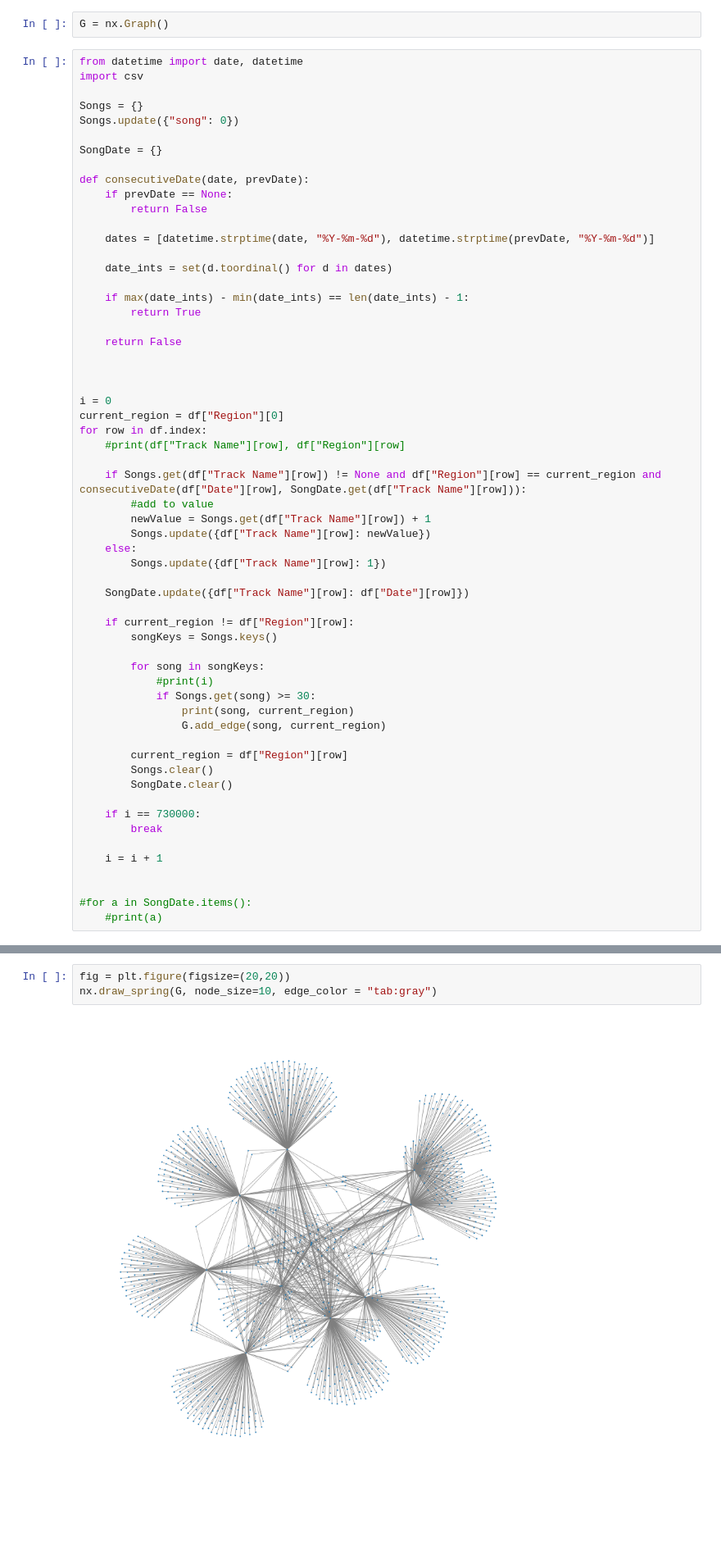
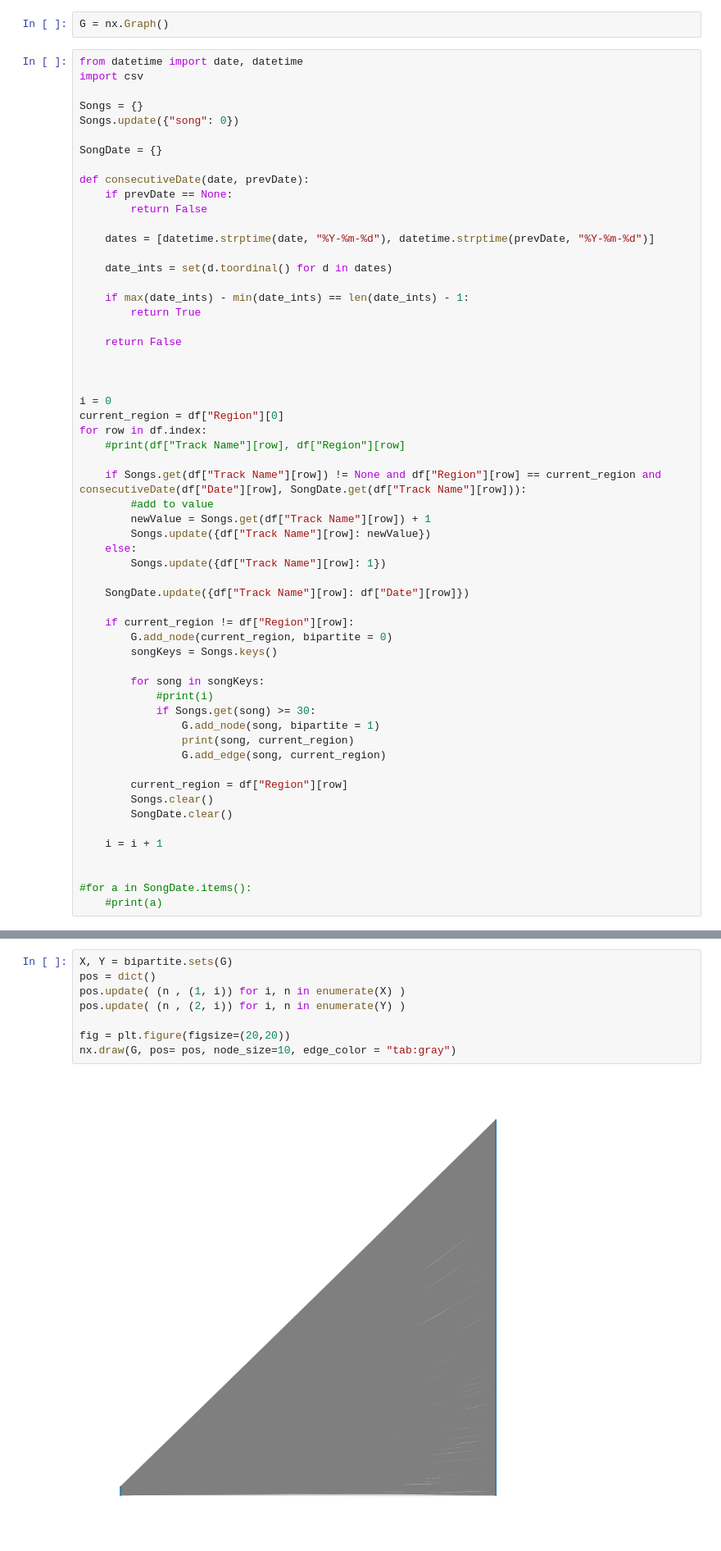
Before and after one commit to samwambam/Spotify, a Jupyter notebook: Spotify.ipynb, the cells around one changed output, grey strips where cells are left out. Shown: that part at 82% size. Cells and saved outputs as stored; diff of their text form; blank space fills up the shorter version.

```diff
--- a/Spotify.ipynb
+++ b/Spotify.ipynb
@@ -86,11 +78,13 @@ for row in df.index:
     SongDate.update({df["Track Name"][row]: df["Date"][row]})
 
     if current_region != df["Region"][row]:
+        G.add_node(current_region, bipartite = 0)
         songKeys = Songs.keys()
 
         for song in songKeys:
             #print(i)
             if Songs.get(song) >= 30:
+                G.add_node(song, bipartite = 1)
                 print(song, current_region)
                 G.add_edge(song, current_region)
 
@@ -98,9 +92,6 @@ for row in df.index:
         Songs.clear()
         SongDate.clear()
 
-    if i == 730000:
-        break
-
     i = i + 1
 
 
@@ -217,5 +235,10 @@ for node in list(G.nodes()):
 # %%
+X, Y = bipartite.sets(G)
+pos = dict()
+pos.update( (n , (1, i)) for i, n in enumerate(X) )
+pos.update( (n , (2, i)) for i, n in enumerate(Y) )
+
 fig = plt.figure(figsize=(20,20))
-nx.draw_spring(G, node_size=10, edge_color = "tab:gray")
+nx.draw(G, pos= pos, node_size=10, edge_color = "tab:gray")
 # %% [output]
-[figure, old version]
+[figure, new version]
```
Also changed, not shown: parts of 8 cells of this notebook, 2 other files.
